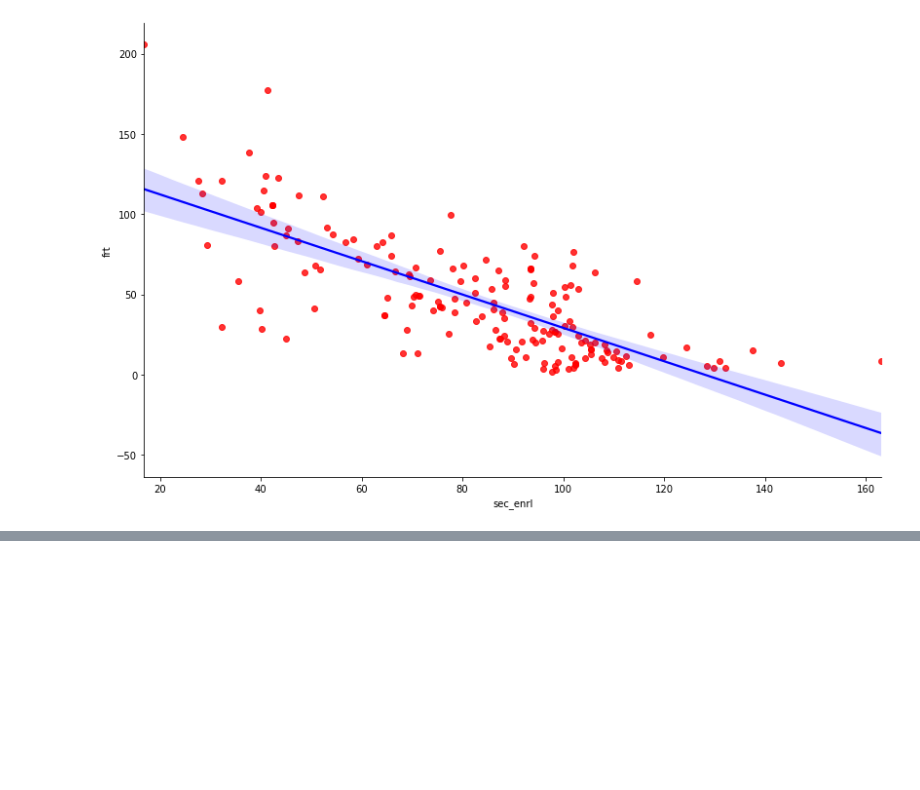
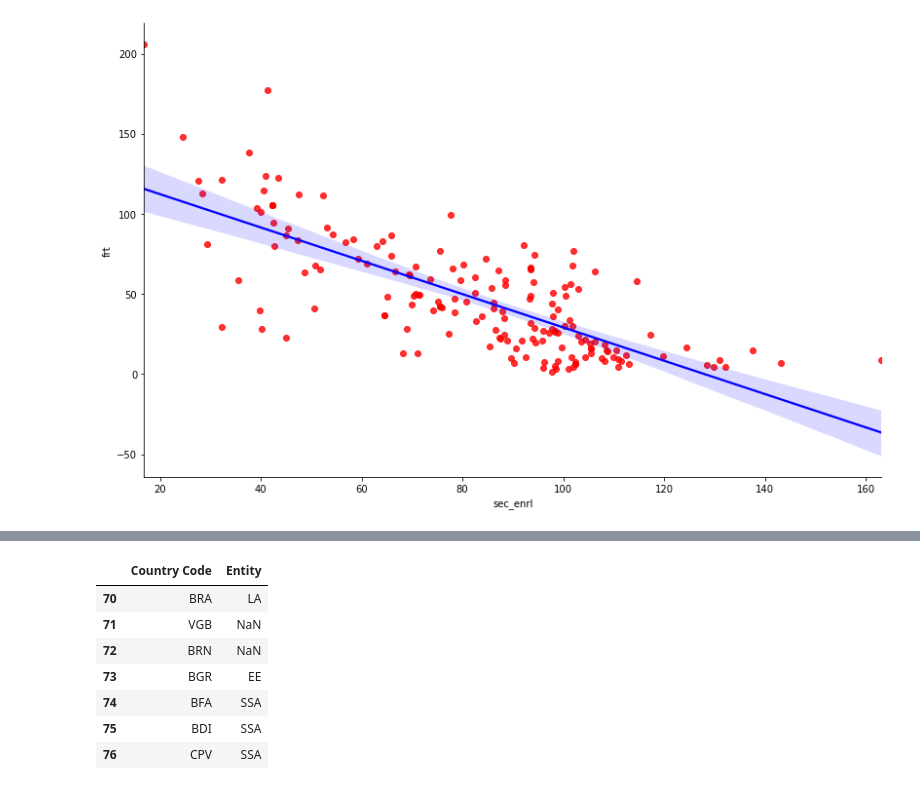
Before and after one commit to Jiawei6554/TeenFert_SecEduc, a Jupyter notebook: FinalProjectGroup084-Wi22 (1).ipynb, the cells around one changed output, grey strips where cells are left out. Saved outputs shown, nothing was run; the diff lists cells and outputs as text; code cells hidden in the pictures; blank space fills up the shorter version.

```diff
--- a/EDACheckpoint-Wi22_To_Keep-Copy1.ipynb
+++ b/FinalProjectGroup084-Wi22 (1).ipynb
@@ -739,0 +881,14 @@ Moving forward, we are looking for ways to eliminate OVB as much as possibe in w
+# %%
+cluster_code = pd.read_csv('df_2013_coded.csv')
+
+cluster_code = cluster_code[['Country Code', 'Entity']]
+cluster_code[70:77]
+# %% [output]
+|  | Country Code | Entity |
+| 70 | BRA | LA |
+| 71 | VGB | NaN |
+| 72 | BRN | NaN |
+| 73 | BGR | EE |
+| 74 | BFA | SSA |
+| 75 | BDI | SSA |
+| 76 | CPV | SSA |
```
Also changed, not shown: parts of 75 cells of this notebook.
